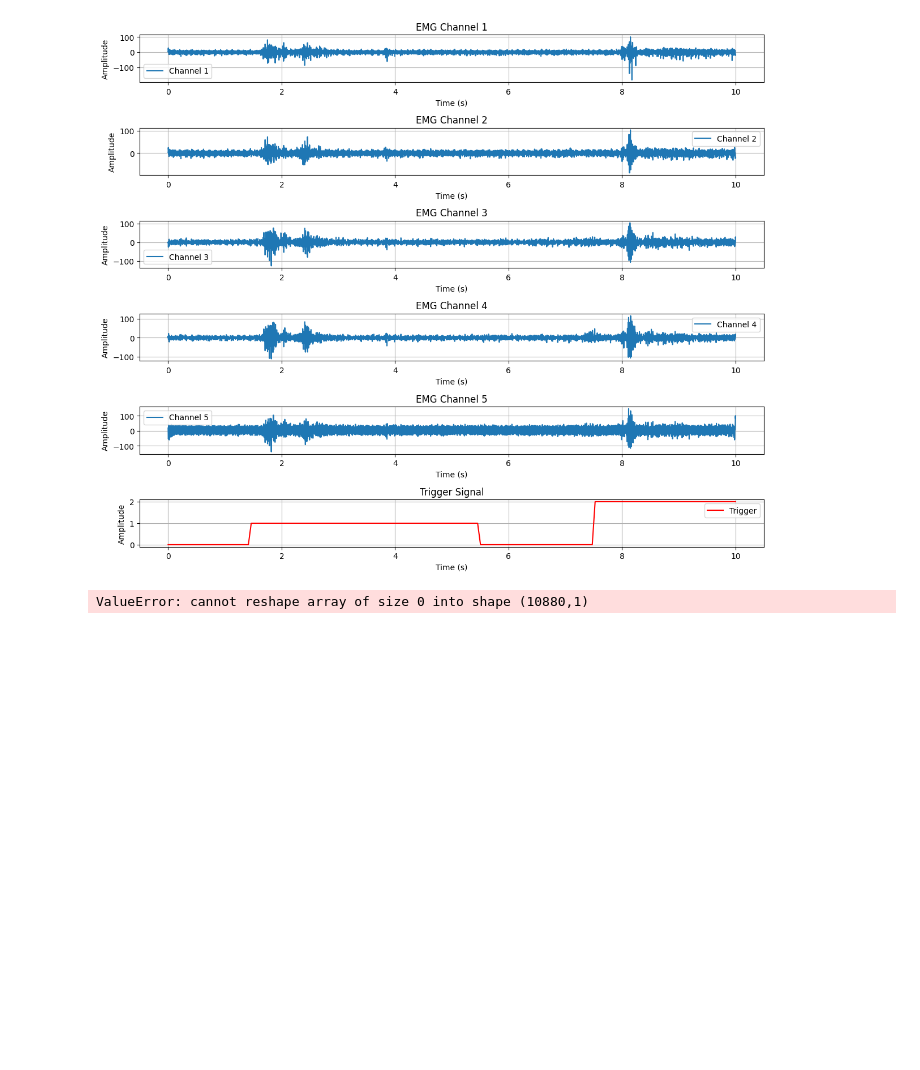
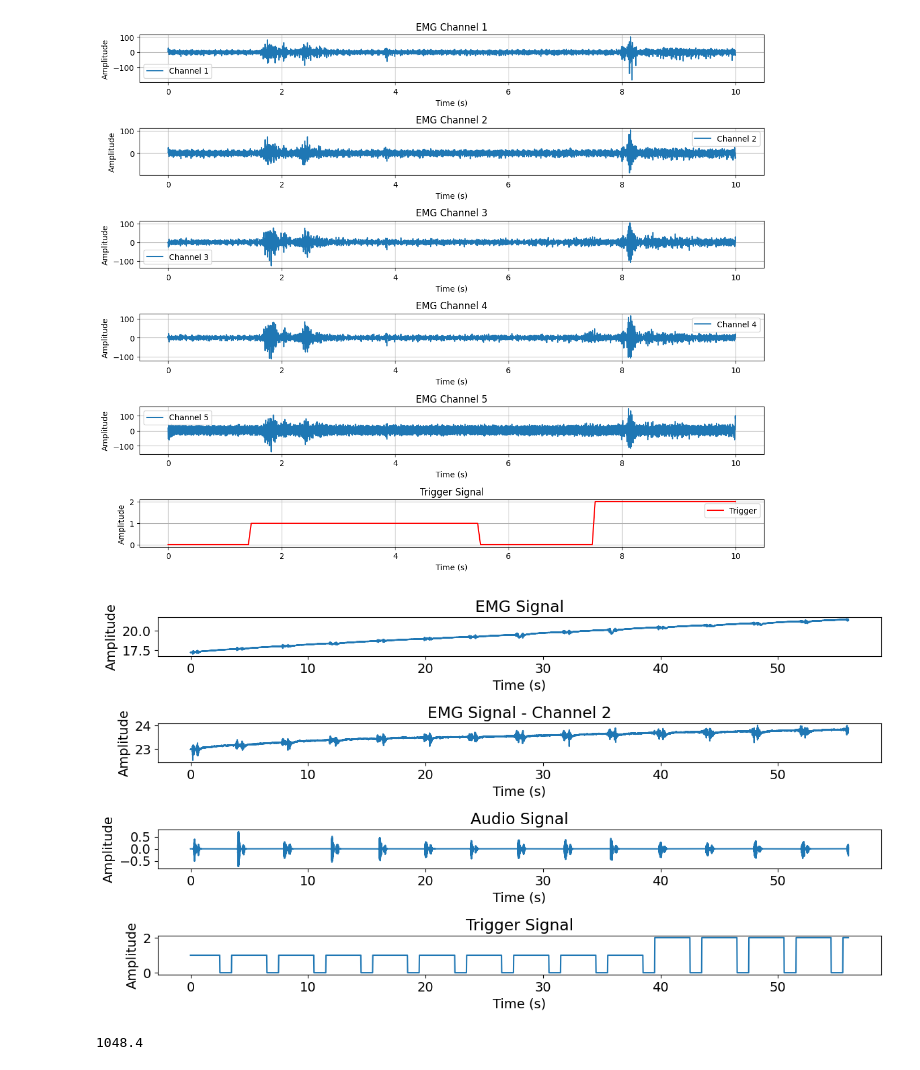
Before and after one commit to pulp-bio/biogui, a Jupyter notebook: scratch.ipynb, the cells around one changed output. Drawn from its saved outputs; the diff is of its cells as text; code cells hidden in the pictures; blank space fills up the shorter version.

```diff
--- a/scratch.ipynb
+++ b/scratch.ipynb
@@ -358,12 +368,12 @@ plt.show()
 # %% [output]
 [figure]
 # %%
-emg_data = read_bio_file(r"C:\Users\pierangelo\Documents\silent_speech\acq_06_03\emg_ear_pieces_small_2025-06-03_18-28-11.bio")
+emg_data = read_bio_file(r"C:\Users\pierangelo\Documents\silent_speech\acq_06_09\audio_3chs_monopolar_fullnato_2025-06-09_16-32-29.bio")
 # Extract the EMG signal
 emg_signal = emg_data["emg"]["data"]
 battery = emg_data["battery"]["data"] if "battery" in emg_data else None
 
-audio_data = read_bio_file(r"C:\Users\pierangelo\Documents\silent_speech\acq_06_03\audio_ear_pieces_small_2025-06-03_18-28-11.bio")
+audio_data = read_bio_file(r"C:\Users\pierangelo\Documents\silent_speech\acq_06_09\emg_3chs_monopolar_fullnato_2025-06-09_16-32-29.bio")
 trigger = audio_data["trigger"]["data"] if "trigger" in audio_data else None
 audio_signal = audio_data["audio"]["data"]
 ts_audio = audio_data["timestamp"]["data"]
@@ -390,12 +400,10 @@ trigger = trigger[int(start_idx_audio):int(stop_idx_audio)]
 
 
 #apply bandpass filter to emg signal
-emg_signal = bandpass_filter(emg_signal, 20, 450, emg_data["emg"]["fs"], order=4)
+# emg_signal = bandpass_filter(emg_signal, 20, 450, emg_data["emg"]["fs"], order=4)
 #aply notch filter to emg signal
-emg_signal = notch_filter(emg_signal, emg_data["emg"]["fs"], 60, 30)*1000
+# emg_signal = notch_filter(emg_signal, emg_data["emg"]["fs"], 60, 30)*1000
 emg_signal = emg_signal*3/12
-# %% [output]
-ValueError: cannot reshape array of size 0 into shape (10880,1)
 # %%
 #create t_emg and t_audio vectors using linspace
 t_emg = np.linspace(start_ts - start_ts, stop_ts - start_ts, emg_signal.shape[0])
@@ -411,35 +419,37 @@ max_amplitude = 250
 plt.rcParams.update({'font.size': 14})  # Set default font size for plots
 plt.figure(figsize=(12, 6))
 plt.subplot(4, 1, 1)
-plt.plot(t_emg, emg_signal[:, 5], label='EMG Channel 1')
+plt.plot(t_emg, emg_signal[:, 0], label='EMG Channel 1')
 plt.title('EMG Signal')
 plt.xlabel('Time (s)')
 plt.ylabel('Amplitude')
 #add ylim to the plot
 # plt.ylim(min_amplitude, max_amplitude)
 # plt.legend()
 plt.subplot(4, 1, 2)
-plt.plot(t_emg, emg_signal[:, 6], label='EMG Channel 2')
+plt.plot(t_emg, emg_signal[:, 1], label='EMG Channel 2')
 plt.xlabel('Time (s)')
 plt.ylabel('Amplitude')
 # plt.ylim(min_amplitude, max_amplitude)
 # plt.legend()
 plt.title('EMG Signal - Channel 2')
 
 plt.subplot(4, 1, 3)
 plt.plot(t_audio, audio_signal[:, 0], label='Audio Signal')
 plt.title('Audio Signal')
 plt.xlabel('Time (s)')
 plt.ylabel('Amplitude')
 # plt.legend()
 plt.tight_layout()
 
 plt.subplot(4, 1, 4)
 plt.plot(t_trigger, trigger, label='Trigger Signal')
 plt.title('Trigger Signal')
 plt.xlabel('Time (s)')
 plt.ylabel('Amplitude')
 # plt.legend()
 
 plt.show()
+# %% [output]
+[figure, added]
 # %%
@@ -461,5 +472,9 @@ emg_signal = notch_filter(emg_signal, emg_data["emg"]["fs"], 60, 30)*1000*3/12
 # %%
 emg_signal = emg_signal[:, [0, 2, 3, 4, 5, 6, 7]]
+# %%
+emg_signal.shape[0] / emg_data["emg"]["fs"]
+# %% [output]
+1048.4
 # %%
 battery
 # %%
```
Also changed, not shown: parts of 10 cells of this notebook, 2 other files.
